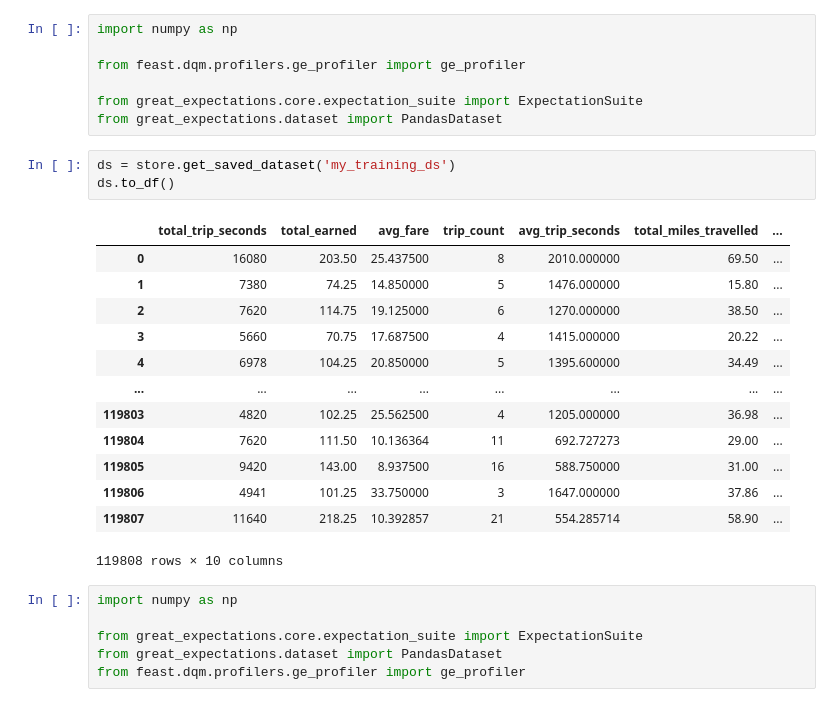
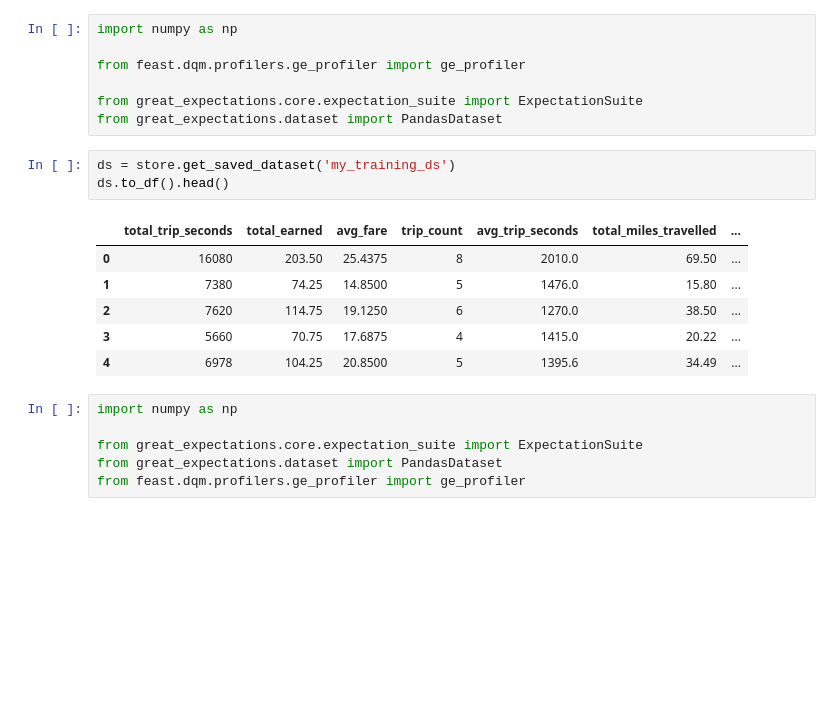
Before and after one commit to franciscojavierarceo/feast, a Jupyter notebook: examples/data-quality-monitoring/dqm-demo.ipynb, the cells around one changed output. Saved outputs shown, nothing was run; the diff lists cells and outputs as text; blank space fills up the shorter version.

```diff
--- a/examples/data-quality-monitoring/dqm-demo.ipynb
+++ b/examples/data-quality-monitoring/dqm-demo.ipynb
@@ -160,21 +160,14 @@ from great_expectations.core.expectation_suite import ExpectationSuite
 from great_expectations.dataset import PandasDataset
 # %%
 ds = store.get_saved_dataset('my_training_ds')
-ds.to_df()
+ds.to_df().head()
 # %% [output]
 |  | total_trip_seconds | total_earned | avg_fare | trip_count | avg_trip_seconds | total_miles_travelled | ... |
-| 0 | 16080 | 203.50 | 25.437500 | 8 | 2010.000000 | 69.50 | ... |
-| 1 | 7380 | 74.25 | 14.850000 | 5 | 1476.000000 | 15.80 | ... |
-| 2 | 7620 | 114.75 | 19.125000 | 6 | 1270.000000 | 38.50 | ... |
-| 3 | 5660 | 70.75 | 17.687500 | 4 | 1415.000000 | 20.22 | ... |
-| 4 | 6978 | 104.25 | 20.850000 | 5 | 1395.600000 | 34.49 | ... |
-| ... | ... | ... | ... | ... | ... | ... | ... |
-| 119803 | 4820 | 102.25 | 25.562500 | 4 | 1205.000000 | 36.98 | ... |
-| 119804 | 7620 | 111.50 | 10.136364 | 11 | 692.727273 | 29.00 | ... |
-| 119805 | 9420 | 143.00 | 8.937500 | 16 | 588.750000 | 31.00 | ... |
-| 119806 | 4941 | 101.25 | 33.750000 | 3 | 1647.000000 | 37.86 | ... |
-| 119807 | 11640 | 218.25 | 10.392857 | 21 | 554.285714 | 58.90 | ... |
+| 0 | 16080 | 203.50 | 25.4375 | 8 | 2010.0 | 69.50 | ... |
+| 1 | 7380 | 74.25 | 14.8500 | 5 | 1476.0 | 15.80 | ... |
+| 2 | 7620 | 114.75 | 19.1250 | 6 | 1270.0 | 38.50 | ... |
+| 3 | 5660 | 70.75 | 17.6875 | 4 | 1415.0 | 20.22 | ... |
+| 4 | 6978 | 104.25 | 20.8500 | 5 | 1395.6 | 34.49 | ... |
-119808 rows × 10 columns
 # %%
 import numpy as np
 
```
Also changed, not shown: parts of 2 cells of this notebook.
